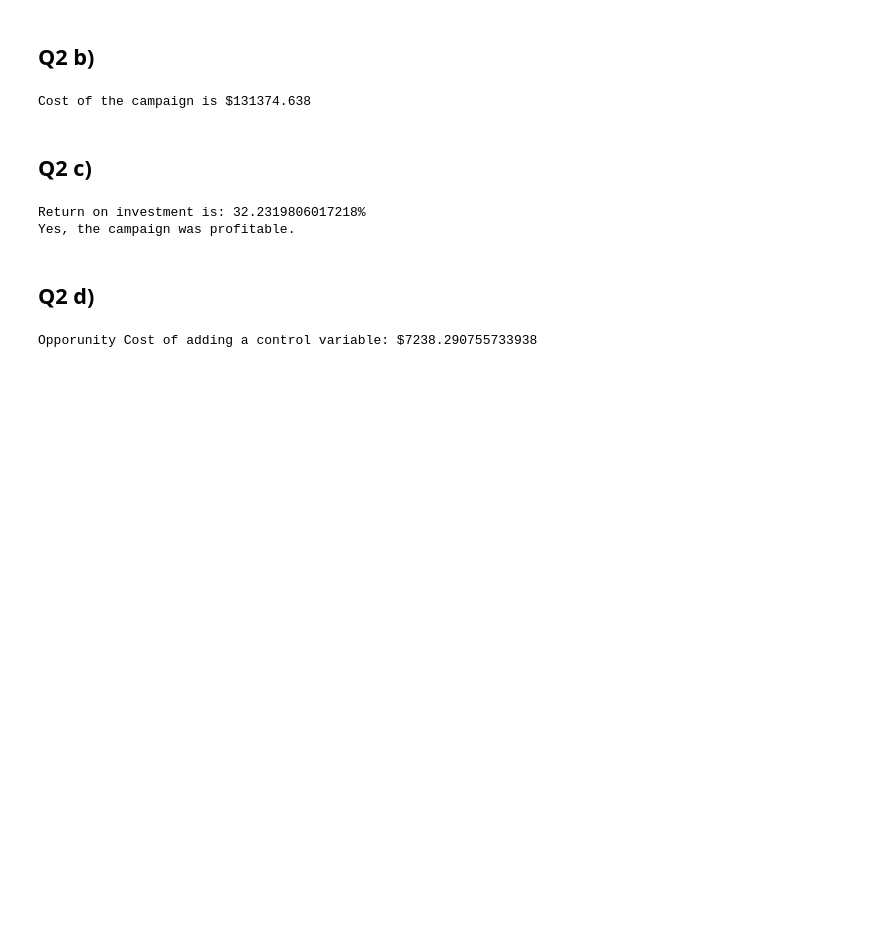
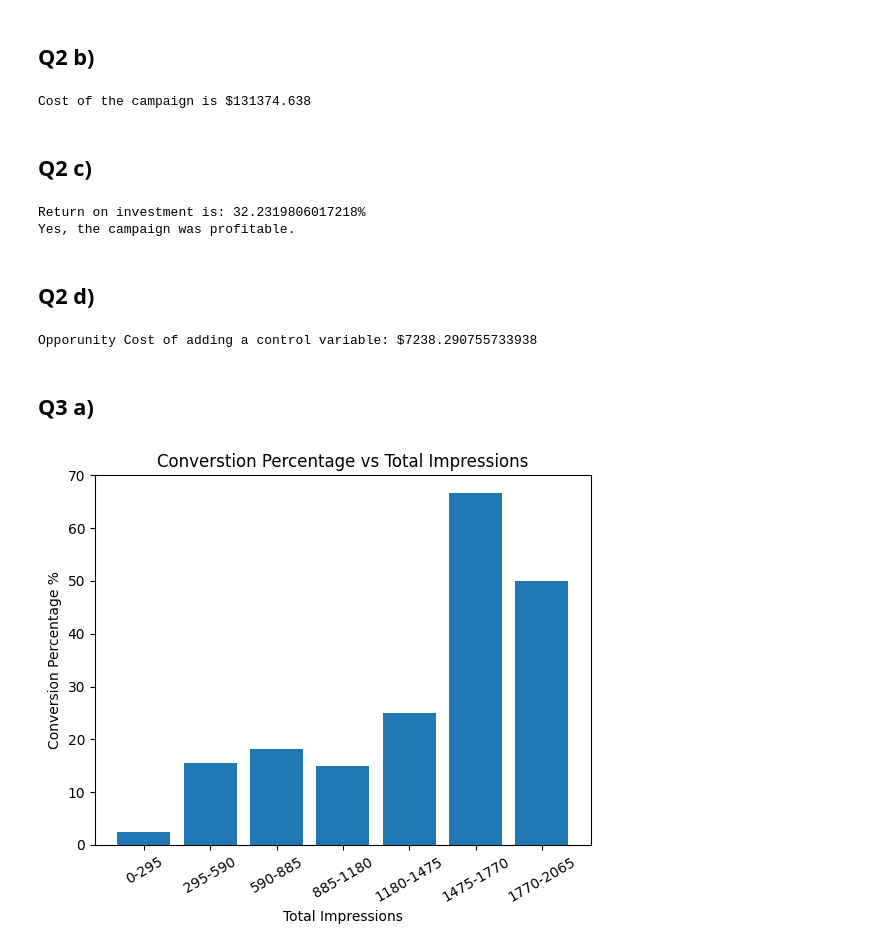
Before and after one commit to akshat-karwa/MGT_FP, a Jupyter notebook: source.ipynb, the cells around one changed output. Drawn from its saved outputs; the diff is of its cells as text; code cells hidden in the pictures; blank space fills up the shorter version.

Commit message:
all graphs done

```diff
--- a/source.ipynb
+++ b/source.ipynb
@@ -113,3 +114,35 @@ opportunity_cost = diff_control_purses * 40
 print("Opporunity Cost of adding a control variable: $" +  str(opportunity_cost))
 # %% [output]
 Opporunity Cost of adding a control variable: $7238.290755733938
+# %% [markdown]
+## Q3 a)
+# %%
+def plot_graph(group_conv_rate, group_edges):
+    x_labels_compute = []
+    for i in range(len(group_edges)):
+        x_labels_compute.append(str(group_edges[i][0]) + "-" + str(group_edges[i][1]))
+
+    plt.bar(x_labels_compute, group_conv_rate)
+    plt.xticks(rotation = 30)
+    plt.xlabel("Total Impressions")
+    plt.ylabel("Conversion Percentage %")
+    plt.title("Converstion Percentage vs Total Impressions")
+    plt.show()
+# %%
+def compute_graphs(dataframe):
+    curr_df = dataframe.copy()
+    curr_df["groups"] = pd.cut(curr_df["tot_impr"], bins = 7)
+    group_conversion_rate = (curr_df.groupby("groups")["converted"].sum() / curr_df.groupby("groups")["converted"].count()) * 100
+
+    group_edges = []
+    for curr_group in curr_df["groups"].cat.categories:
+        leftval = 0
+        if curr_group.left >= 0:
+            leftval = int(curr_group.left)
+        group_edges.append((leftval, int(curr_group.right)))
+
+    plot_graph(group_conversion_rate, group_edges)
+# %%
+compute_graphs(advertising_group)
+# %% [output]
+[figure, added]
```
Also changed, not shown: parts of 2 cells of this notebook.
